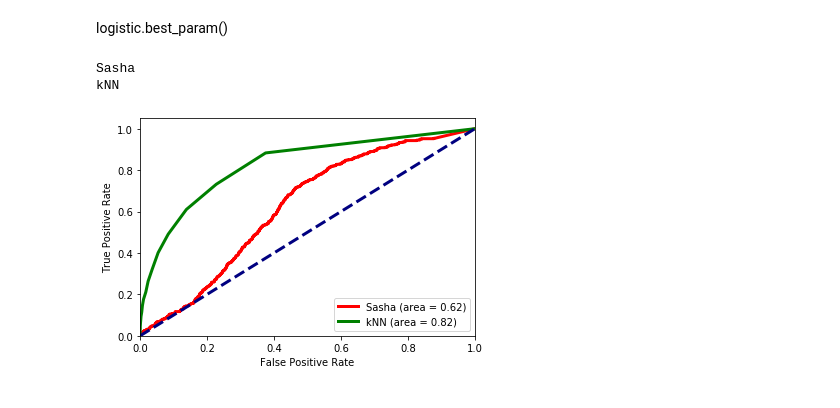
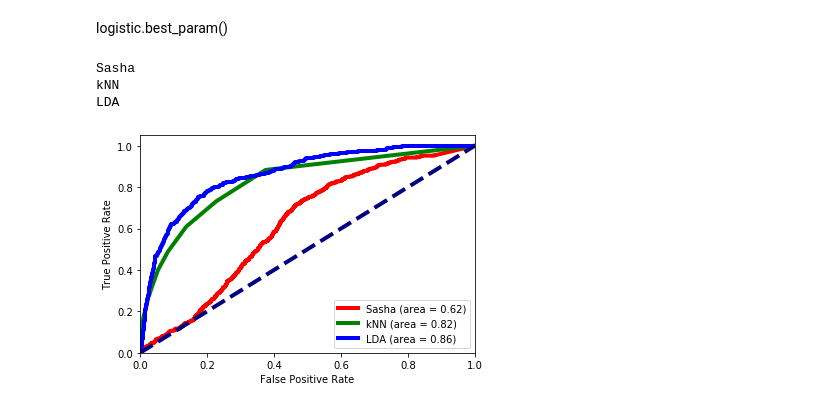
Before and after one commit to FrancescoVassalli/HIPhotonCluster, a Jupyter notebook: algoTesting/algos.ipynb, the cells around one changed output. Cells and saved outputs as stored; diff of their text form; code cells hidden in the pictures.

```diff
--- a/algoTesting/algos.ipynb
+++ b/algoTesting/algos.ipynb
@@ -257,6 +263,8 @@ knn = kNN(train,test)
 knn.score()
 # %%
 knn.best_param()
+# %%
+lda  = LDA(train,test)
 # %% [markdown]
 logistic  = Logistic(train,test)
 # %% [markdown]
@@ -283,9 +291,10 @@ mlp.score()
 mlp.best_param()
 # %%
 #algos = [knn,mlp,randomForest,bdt]
-algos = [sasha,knn]
+algos = [sasha,knn,lda]
 plotRoc(algos)
 # %% [output]
 Sasha
 kNN
+LDA
-[figure, old version]
+[figure, new version]
```
Also changed, not shown: parts of 3 cells of this notebook, 2 other files.
